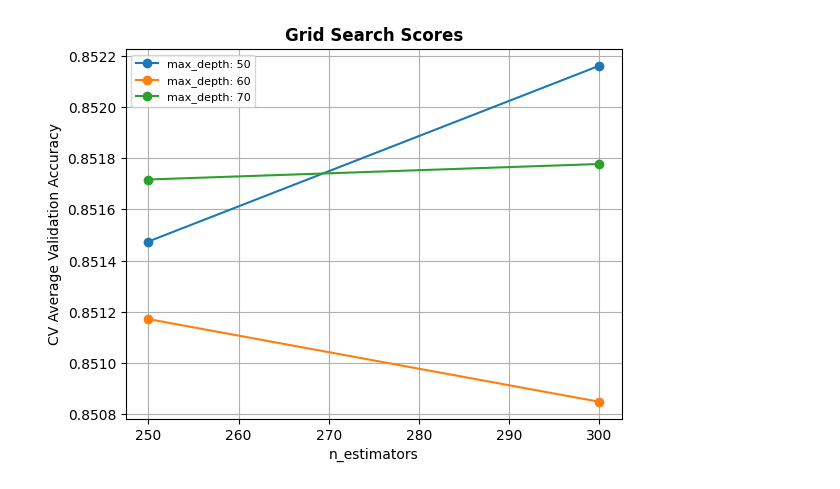
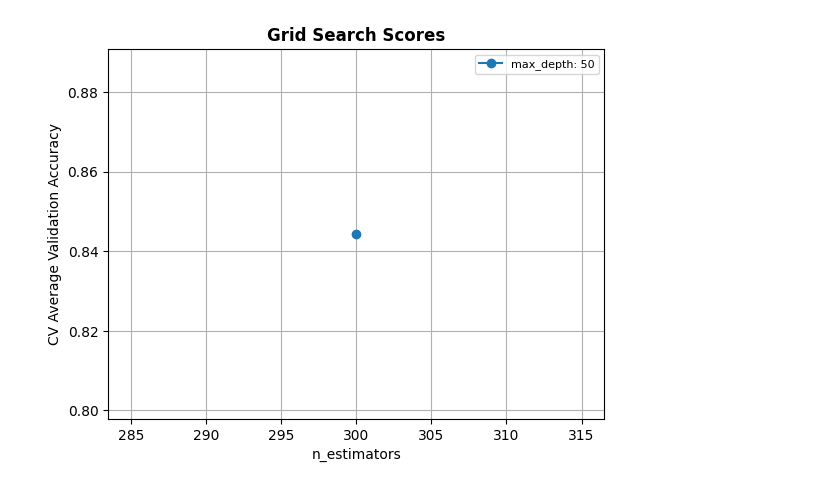
Before and after one commit to o2ba/fs-classify-products, a Jupyter notebook: data/Georgios & Joscha Random Forest/J03_Random_Forrest.ipynb, the cells around one changed output. Cells and saved outputs as stored; diff of their text form; code cells hidden in the pictures.

```diff
--- a/data/Georgios & Joscha Random Forest/J03_Random_Forrest.ipynb
+++ b/data/Georgios & Joscha Random Forest/J03_Random_Forrest.ipynb
@@ -17,35 +17,36 @@ def plot_grid_search_2d(cv_results, grid_param_1, grid_param_2, name_param_1, na
 # %%
 from sklearn.ensemble import RandomForestClassifier
 from sklearn.model_selection import GridSearchCV
+import pandas as pd
+import numpy as np
 
-data_path = r"C:\Users\ferijoni\OneDrive - FERI AG\Dokumente\6.Sem\BD\fs-classify-products\data\balanced_data.csv"
-balanced_data = pd.read_csv(data_path)
+balanced_data = pd.read_csv("balanced_data.csv")
 # Features und Ziel
 X = balanced_data.drop(columns='target')
 Y = balanced_data['target']
 from sklearn.model_selection import train_test_split
 X_train, X_test, Y_train, Y_test = train_test_split(X, Y, test_size = 0.2, random_state=1)
 
 # Klassifikationsmodell
 RForClassCV = RandomForestClassifier(random_state=0)
 
 # Grid definieren
 param_grid = {
-    'max_depth': [50,60,70],
-    'n_estimators': [250,300]}
+    'max_depth': [50],
+    'n_estimators': [300]}
 
 # GridSearchCV Setup
 model = RandomForestClassifier(random_state=0)
-grid = GridSearchCV(model, param_grid, cv=5, scoring='accuracy', return_train_score=True)
+grid = GridSearchCV(model, param_grid, cv=3, scoring='accuracy', return_train_score=True)
 grid.fit(X_train, Y_train)
 
 # Plot aufrufen
 import matplotlib.pyplot as plt
 plot_grid_search_2d(grid.cv_results_, param_grid['max_depth'], param_grid['n_estimators'],'max_depth', 'n_estimators')
 
 plt.show()
 # %% [output]
-[figure, old version]
+[figure, new version]
 # %%
 # Klassifikationsmodell mit besten Parametern aus CV
 final_rf_clf = RandomForestClassifier(random_state=0)
```
Also changed, not shown: parts of 1 cell of this notebook, 2 other files.
